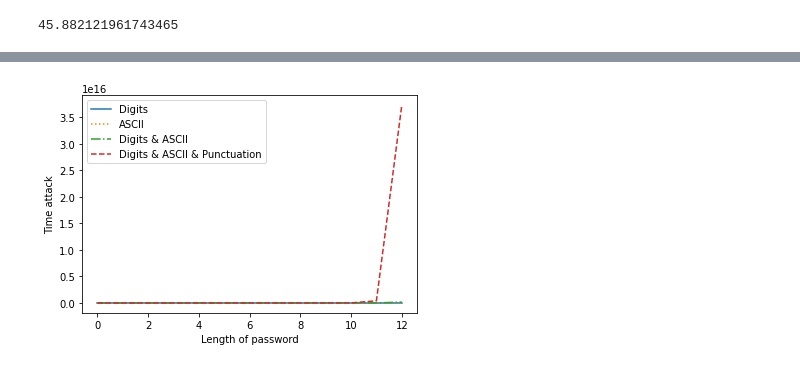
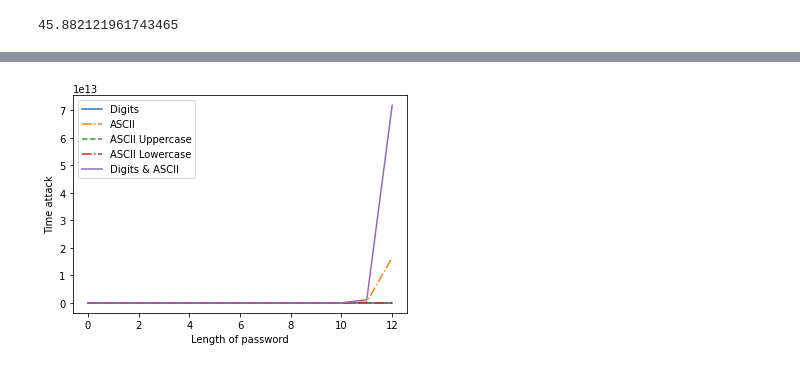
Before and after one commit to luongvantuit/brute-force, a Jupyter notebook: brute_force.ipynb, the cells around one changed output, grey strips where cells are left out. Cells and saved outputs as stored; diff of their text form; code cells hidden in the pictures.

Commit message:
brute force done

```diff
--- a/brute_force.ipynb
+++ b/brute_force.ipynb
@@ -174,7 +64,6 @@ plt.show()
 import string
 from itertools import product
 from time import time
-import random
 import matplotlib.pyplot as plt
 import numpy as np
 import math
@@ -187,42 +76,19 @@ def product_loop(password, generator):
   return False
 
 
-# Brute force case password include all digits
-def brute_force_case_digits(password, max_nchar=8):
+def brute_force(password, l_char, max_nchar=8):
   for l in range(1, max_nchar + 1):
-    generator = product(string.digits, repeat=int(l))
+    generator = product(l_char, repeat=int(l))
     p = product_loop(password, generator)
     if p is not False:
         return p
 
-# Brute force case password include all ASCII
-def brute_force_case_ascii(password, max_nchar=8):
-  for l in range(1, max_nchar + 1):
-    generator = product(string.ascii_letters, repeat=int(l))
-    p = product_loop(password, generator)
-    if p is not False:
-        return p
-
-# Brute force case password include ditgits & ascii
-def brute_force_case_digits_ascii(password, max_nchar=8):
-  for l in range(1, max_nchar + 1):
-    generator = product(string.digits + string.ascii_letters, repeat=int(l))
-    p = product_loop(password, generator)
-    if p is not False:
-        return p
-
-# Brute force case password include digits ascii punctuation
-def brute_force_case_digits_ascii_punctuation(password, max_nchar=8):
-  all_char = string.digits + string.ascii_letters + string.punctuation
-  for l in range(1, max_nchar + 1):
-      generator = product(all_char, repeat=int(l))
-      p = product_loop(password, generator)
-      if p is not False:
-          return p
 
 
 pattern_case_digits = []
 pattern_case_ascii = []
+pattern_case_ascii_uppercase = []
+pattern_case_ascii_lowercase = []
 pattern_case_digits_ascii = []
 pattern_case_digits_ascii_punctuation = []
 
@@ -231,6 +97,8 @@ counter = 0
 
 data_set_digits = ['5243','42342','563466','3463467','34676458','457894856','2646352364','45435345323','346536560856']
 data_set_ascii = ['gsgA','AFetg','FDfyef','sdgsgAT','trtrtATb','sWtGgRDGD','GRRTRVfsgg','fsdgEATdfgh','FDersdSAGhda']
+data_set_ascii_uppercase = ['FEGE','GEGED','EWGJTE','WGSDWER','HUEEGVDV','DHOTENMWE','ORYRVWEFBN','SDGWGEGSVVD','RYERBERVRWEV']
+data_set_ascii_lowercase = ['drhg','srhwv','giyvgr','wewgggr','pyuynetv','greruyvbr','ergsdvsdwg','hrehevwevvw','sdvdwreywerv']
 data_set_digits_ascii = ['3FGd','gg4sA','sgw3Af','ftA4g5A','nfsA834H','ikwik495j','tAet4459aA','gkM34kg6Afr','dfgAS34eag35']
 data_set_digits_ascii_punctuation = ['#f4F','Fi4@k','f@0jfA','@fk3Aga','%#kfA3fd','gjn$as1A5','3F$dkm$Efs','fdk#4jfgsA5','eAsedfc#23vc']
 
@@ -247,6 +115,16 @@ for i in range(0, len(data_set_digits)):
         "time" : pattern_case_ascii[i - 1]["time"] * len(string.ascii_letters),
     })
 
+    pattern_case_ascii_uppercase.append({
+        "length" : len(data_set_ascii_uppercase[i]),
+        "time" : pattern_case_ascii_uppercase[i - 1]["time"] * len(string.ascii_uppercase),
+    })
+
+    pattern_case_ascii_lowercase.append({
+        "length" : len(data_set_ascii_lowercase[i]),
+        "time" : pattern_case_ascii_lowercase[i - 1]["time"] * len(string.ascii_lowercase),
+    })
+
     pattern_case_digits_ascii.append({
         "length" : len(data_set_digits_ascii[i]),
         "time" : pattern_case_digits_ascii[i - 1]["time"] * len(string.digits + string.ascii_letters),
@@ -258,7 +136,7 @@ for i in range(0, len(data_set_digits)):
     })
   else:
     start = time()
-    brute_force_case_digits(data_set_digits[i],100)
+    brute_force(data_set_digits[i], string.digits, 100)
     end = time()
     time_attack = end - start
     pattern_case_digits.append({
@@ -268,7 +146,7 @@ for i in range(0, len(data_set_digits)):
 
 
     start = time()
-    brute_force_case_ascii(data_set_ascii[i],100)
+    brute_force(data_set_ascii[i], string.ascii_letters, 100)
     end = time()
     time_attack = end - start
     pattern_case_ascii.append({
@@ -277,7 +155,25 @@ for i in range(0, len(data_set_digits)):
     })
 
     start = time()
-    brute_force_case_digits_ascii(data_set_digits_ascii[i],100)
+    brute_force(data_set_ascii_uppercase[i], string.ascii_uppercase, 100)
+    end = time()
+    time_attack = end - start
+    pattern_case_ascii_uppercase.append({
+        "length" : i,
+        "time" : end - start,
+    })
+
+    start = time()
+    brute_force(data_set_ascii_lowercase[i], string.ascii_lowercase, 100)
+    end = time()
+    time_attack = end - start
+    pattern_case_ascii_lowercase.append({
+        "length" : i,
+        "time" : end - start,
+    })
+
+    start = time()
+    brute_force(data_set_digits_ascii[i], string.digits + string.ascii_letters, 100)
     end = time()
     time_attack = end - start
     pattern_case_digits_ascii.append({
@@ -286,7 +182,7 @@ for i in range(0, len(data_set_digits)):
     })
 
     start = time()
-    brute_force_case_digits_ascii_punctuation(data_set_digits_ascii_punctuation[i],100)
+    brute_force(data_set_digits_ascii_punctuation[i], string.digits + string.ascii_letters + string.punctuation,100)
     end = time()
     time_attack = end - start
     pattern_case_digits_ascii_punctuation.append({
@@ -300,17 +196,31 @@ y_digits = np.array([i["time"] for i in pattern_case_digits])
 x_ascii = np.array([i["length"] for i in pattern_case_ascii])
 y_ascii = np.array([i["time"] for i in pattern_case_ascii])
 
+x_ascii_uppercase = np.array([i["length"] for i in pattern_case_ascii_uppercase])
+y_ascii_uppercase = np.array([i["time"] for i in pattern_case_ascii_uppercase])
+
+x_ascii_lowercase = np.array([i["length"] for i in pattern_case_ascii_lowercase])
+y_ascii_lowercase = np.array([i["time"] for i in pattern_case_ascii_lowercase])
+
 x_digits_ascii = np.array([i["length"] for i in pattern_case_digits_ascii])
 y_digits_ascii = np.array([i["time"] for i in pattern_case_digits_ascii])
 
 x_digits_ascii_punctuation = np.array([i["length"] for i in pattern_case_digits_ascii_punctuation])
 y_digits_ascii_punctuation = np.array([i["time"] for i in pattern_case_digits_ascii_punctuation])
 
+plt.figure(1)
 plt.xlabel("Length of password")
 plt.ylabel("Time attack")
 plt.plot(x_digits, y_digits, label="Digits", linestyle="-")
-plt.plot(x_ascii, y_ascii, label="ASCII", linestyle=":")
-plt.plot(x_digits_ascii, y_digits_ascii, label="Digits & ASCII", linestyle="-.")
+plt.plot(x_ascii, y_ascii, label="ASCII", linestyle="-.")
+plt.plot(x_ascii_uppercase, y_ascii_uppercase, label="ASCII Uppercase", linestyle="--")
+plt.plot(x_ascii_lowercase, y_ascii_lowercase, label="ASCII Lowercase", linestyle="-.")
+plt.plot(x_digits_ascii, y_digits_ascii, label="Digits & ASCII", linestyle="-")
+plt.legend()
+
+plt.figure(2)
+plt.xlabel("Length of password")
+plt.ylabel("Time attack")
 plt.plot(x_digits_ascii_punctuation, y_digits_ascii_punctuation, label="Digits & ASCII & Punctuation", linestyle="--")
 
 plt.legend()
@@ -319 +230 @@ plt.show()
-[figure, old version]
+[figure, new version]
```
Also changed, not shown: parts of 5 cells of this notebook.
